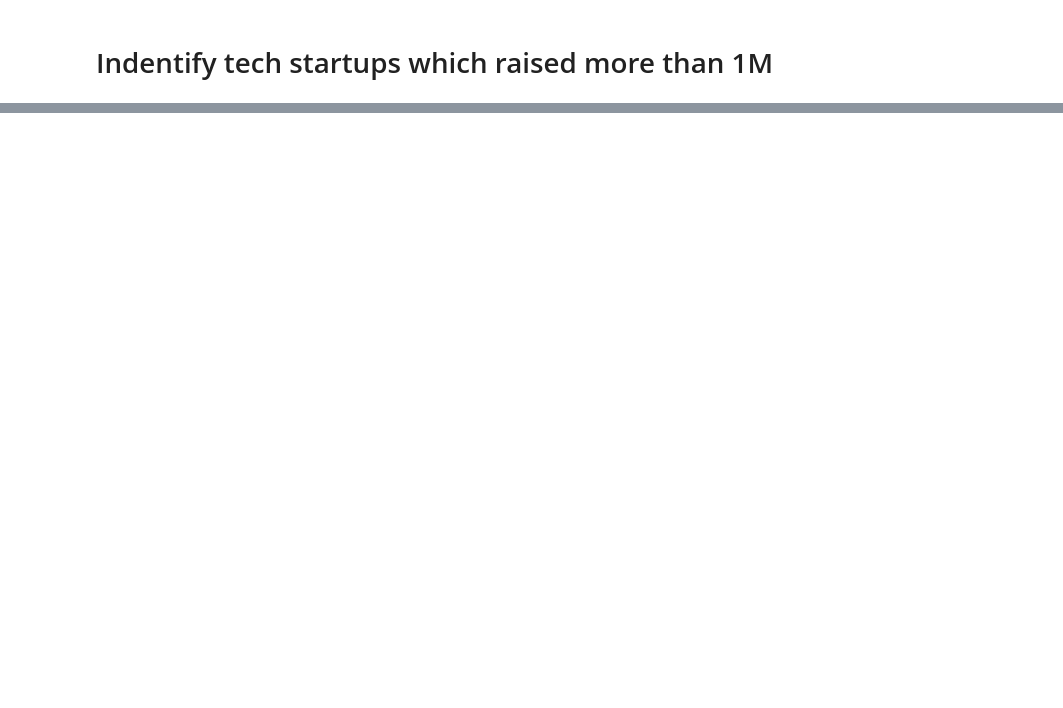
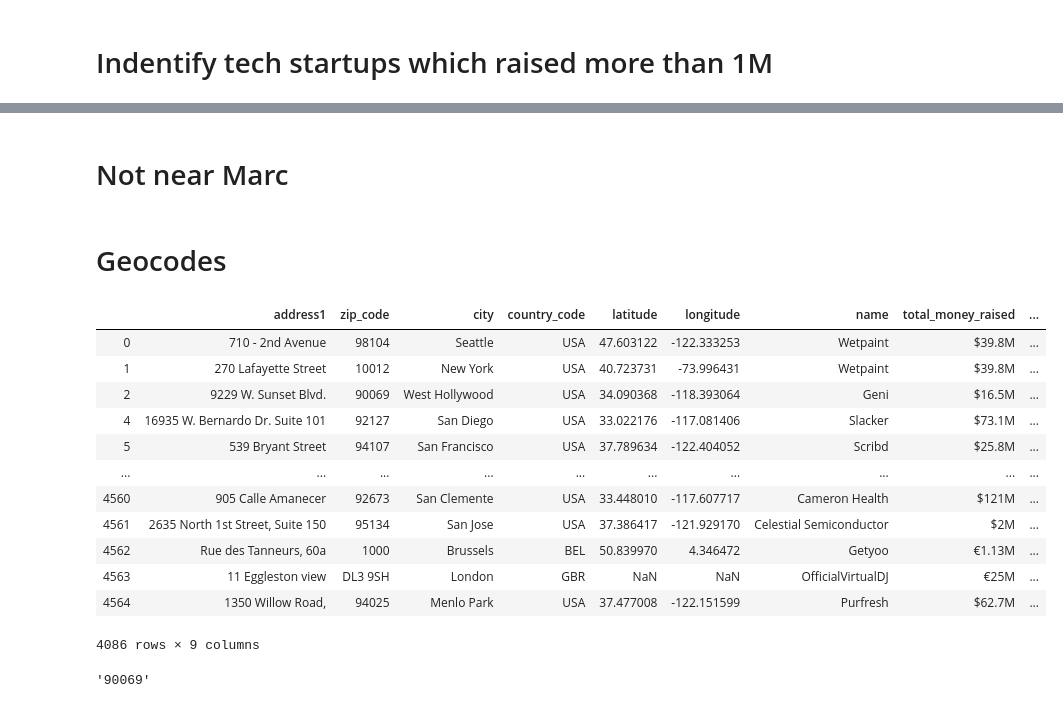
Before and after one commit to diego-florez/Mongo-Project, a Jupyter notebook: calcs.ipynb, the cells around one changed output, grey strips where cells are left out. Drawn from its saved outputs; the diff is of its cells as text; code cells hidden in the pictures; blank space fills up the shorter version.

```diff
--- a/calcs.ipynb
+++ b/calcs.ipynb
@@ -117,0 +148,16 @@ Name: city, Length: 995, dtype: int64
+# %%
+from math import sqrt
+def check_coord(row):
+    lat = row.latitude
+    lng = row.longitude
+    lat1 = [e for e in dfo.latitude]
+    lng1 = [e for e in dfo.longitude]
+    a = [e - lat for e in lat1]
+    b = [e - lng for e in lng1]
+    c = [sqrt(e * e  +  i * i) for e,i in zip(a,b)]
+    radius = 2
+    test =  any(i <= radius for i in c)
+    return "inside" if test==True else "outside"
+# %%
+dfc["test"] = dfc.apply(check_coord,axis=1)
+dfc.test
@@ -117,0 +354,2 @@ Name: city, Length: 995, dtype: int64
+# %% [markdown]
+# Not near Marc
@@ -117,0 +365,2 @@ Name: city, Length: 995, dtype: int64
+# %% [markdown]
+# Geocodes
@@ -117,0 +392,22 @@ Name: city, Length: 995, dtype: int64
+# %%
+dfc = dfc[dfc.zip_code != ""]
+dfc
+# %% [output]
+|  | address1 | zip_code | city | country_code | latitude | longitude | name | total_money_raised | ... |
+| 0 | 710 - 2nd Avenue | 98104 | Seattle | USA | 47.603122 | -122.333253 | Wetpaint | $39.8M | ... |
+| 1 | 270 Lafayette Street | 10012 | New York | USA | 40.723731 | -73.996431 | Wetpaint | $39.8M | ... |
+| 2 | 9229 W. Sunset Blvd. | 90069 | West Hollywood | USA | 34.090368 | -118.393064 | Geni | $16.5M | ... |
+| 4 | 16935 W. Bernardo Dr. Suite 101 | 92127 | San Diego | USA | 33.022176 | -117.081406 | Slacker | $73.1M | ... |
+| 5 | 539 Bryant Street | 94107 | San Francisco | USA | 37.789634 | -122.404052 | Scribd | $25.8M | ... |
+| ... | ... | ... | ... | ... | ... | ... | ... | ... | ... |
+| 4560 | 905 Calle Amanecer | 92673 | San Clemente | USA | 33.448010 | -117.607717 | Cameron Health | $121M | ... |
+| 4561 | 2635 North 1st Street, Suite 150 | 95134 | San Jose | USA | 37.386417 | -121.929170 | Celestial Semiconductor | $2M | ... |
+| 4562 | Rue des Tanneurs, 60a | 1000 | Brussels | BEL | 50.839970 | 4.346472 | Getyoo | €1.13M | ... |
+| 4563 | 11 Eggleston view | DL3 9SH | London | GBR | NaN | NaN | OfficialVirtualDJ | €25M | ... |
+| 4564 | 1350 Willow Road, | 94025 | Menlo Park | USA | 37.477008 | -122.151599 | Purfresh | $62.7M | ... |
+4086 rows × 9 columns
+# %%
+zips = [e for e in dfc.zip_code][2]
+zips
+# %% [output]
+'90069'
```
Also changed, not shown: parts of 32 cells of this notebook.
